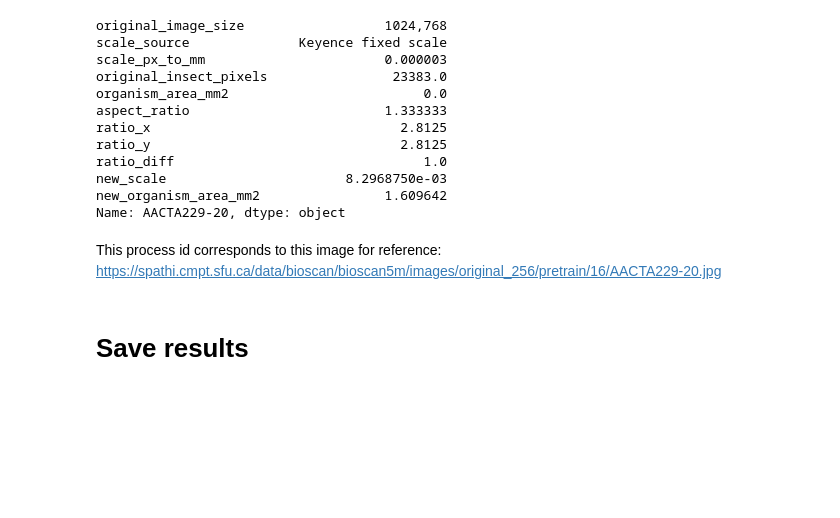
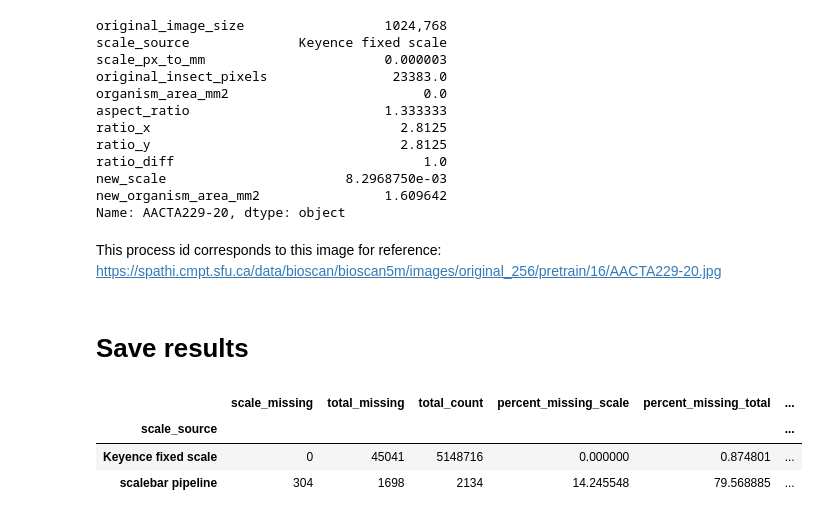
Before and after one commit to emmabhl/ScaleDetection, a Jupyter notebook: BIOSCAN-5M/update_scale.ipynb, the cells around one changed output. Drawn from its saved outputs; the diff is of its cells as text; code cells hidden in the pictures; blank space fills up the shorter version.

Commit message:
Add small missing analysis

```diff
--- a/BIOSCAN-5M/update_scale.ipynb
+++ b/BIOSCAN-5M/update_scale.ipynb
@@ -183,3 +183,22 @@ This process id corresponds to this image for reference: https://spathi.cmpt.sfu
 # %%
 to_save = image_size[["scale_source", "new_scale", "new_organism_area_mm2"]].rename(columns={"new_scale": "scale_px_to_mm", "new_organism_area_mm2": "organism_area_mm2"}).reset_index()
 to_save.to_csv("data/BIOSCAN_5M_scale_data_updated.csv", index=False)
+# %%
+new_scales = pd.read_csv("data.nosync/BIOSCAN_5M_scale_data_updated.csv")
+grouped = new_scales.groupby("scale_source").agg(
+    scale_missing=("scale_px_to_mm", lambda s: s.isna().sum()),
+    total_missing=("organism_area_mm2", lambda s: s.isna().sum()),
+    total_count=("organism_area_mm2", "size"),
+    percent_missing_scale=("scale_px_to_mm", lambda s: s.isna().mean() * 100),
+    percent_missing_total=("organism_area_mm2", lambda s: s.isna().mean() * 100),
+)
+grouped["scale_missing_over_total_missing"] = grouped.apply(
+    lambda row: row["scale_missing"] / row["total_missing"] if row["total_missing"] > 0 else np.nan,
+    axis=1,
+)
+grouped
+# %% [output]
+|  | scale_missing | total_missing | total_count | percent_missing_scale | percent_missing_total | ... |
+| scale_source |  |  |  |  |  | ... |
+| Keyence fixed scale | 0 | 45041 | 5148716 | 0.000000 | 0.874801 | ... |
+| scalebar pipeline | 304 | 1698 | 2134 | 14.245548 | 79.568885 | ... |
```
